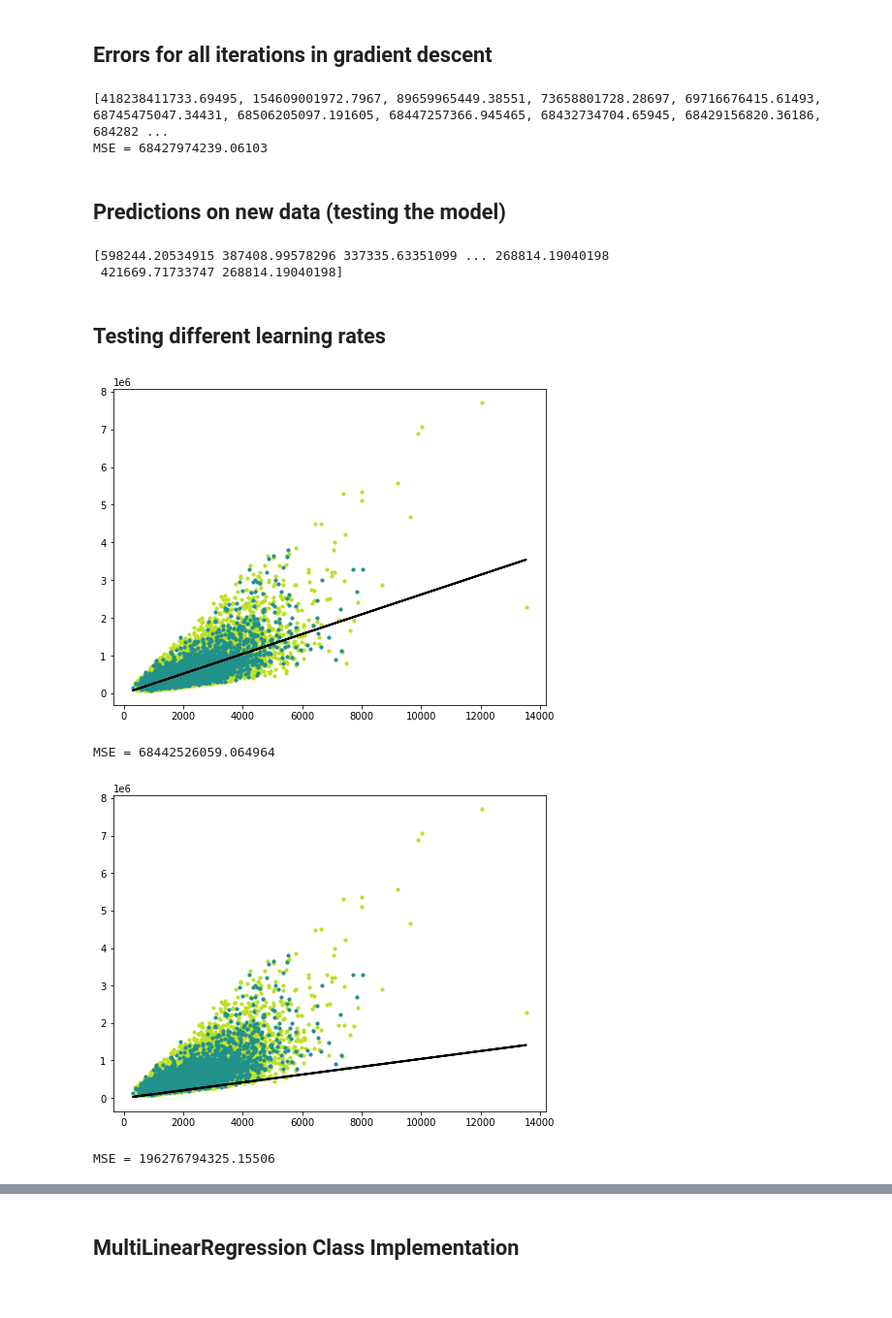
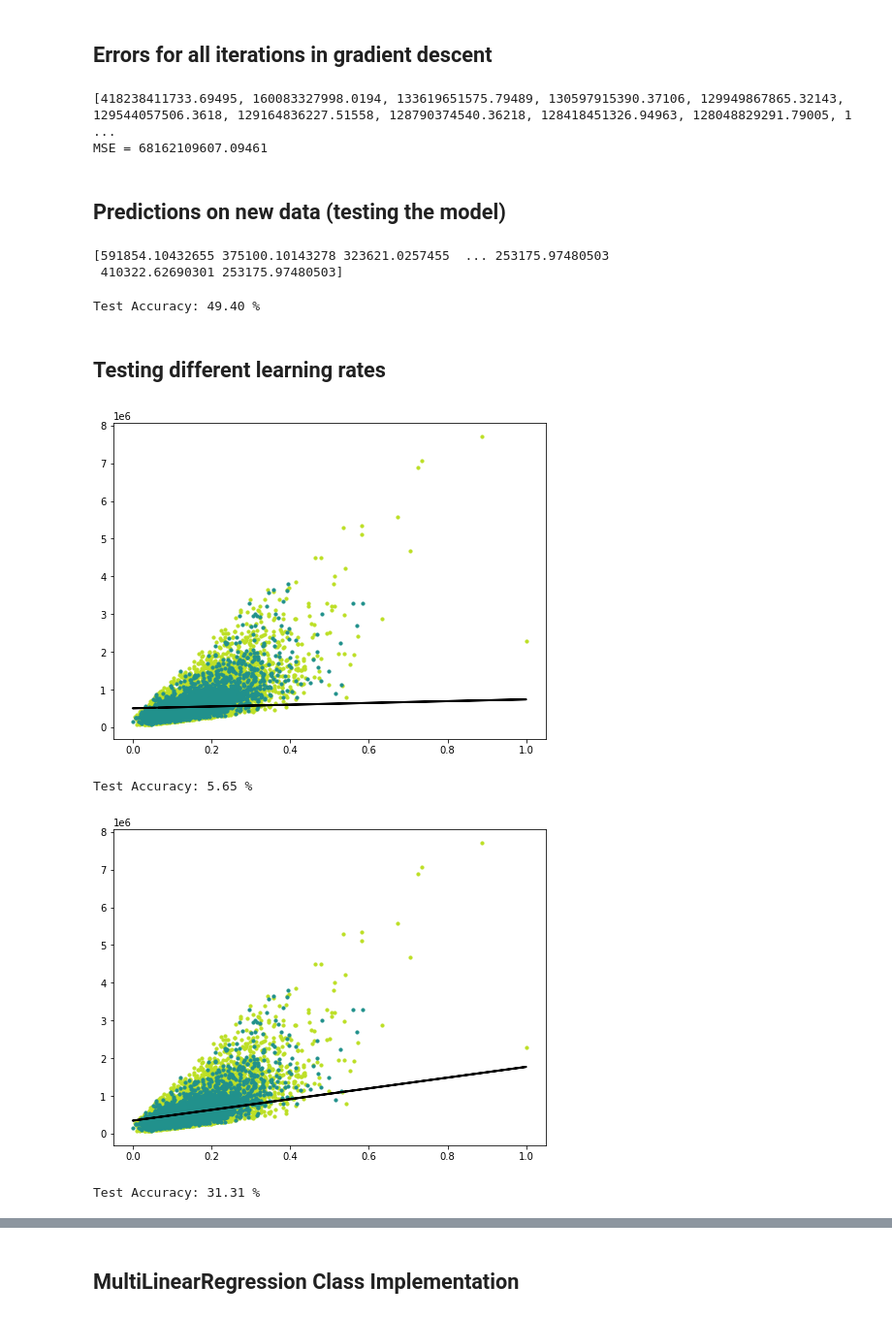
Before and after one commit to BahaaEldeenOsama/ML-Algorithms, a Jupyter notebook: Assignment-1/Linear Regression.ipynb, the cells around one changed output, grey strips where cells are left out. Shown at 97% size. Cells and saved outputs as stored; diff of their text form; code cells hidden in the pictures.

Commit message:
Normalization on the dataset for better accuracy

```diff
--- a/Assignment-1/Linear Regression.ipynb
+++ b/Assignment-1/Linear Regression.ipynb
@@ -14,6 +14,10 @@ class LinearRegression:
     def mse(self, y_true, y_predicted):
         return np.mean((y_true - y_predicted)**2)
 
+    def score(self, y_true, y_predicted):
+        r2 = 1 - np.sum((y_true - y_predicted)**2) / np.sum((y_true - y_true.mean())**2)
+        return r2
+
     def fit(self, X, y):
         n_samples, n_features = X.shape
         self.weights = np.zeros(n_features)
@@ -27,7 +31,7 @@ class LinearRegression:
 
             self.weights -= self.lr * dw
             self.bias -= self.lr * db
-            self.errors.append(mse(y, y_predicted))
+            self.errors.append(self.mse(y, y_predicted))
 
     def predict(self, X):
         y_predicted = np.dot(X, self.weights) + self.bias
@@ -39,16 +43,18 @@ import pandas as pd
 import math
 import matplotlib.pyplot as plt
 
-def train_test_split(X, Y):
+def train_test_split(X, Y, test_size):
     dataset_length = len(Y)
-    test_size = 0.2
     train_length = math.ceil(dataset_length * (1 - test_size))
-    print(train_length)
     return X[:train_length], X[train_length:], Y[:train_length], Y[train_length:]
+
+def normalization(data):
+    return (data - np.min(data)) / (np.max(data) - np.min(data))
 
 df = pd.read_csv('house_data.csv')
 
 X = np.array(df[['sqft_living']])
+X = normalization(X)
 Y = np.array(df['price'])
 
-X_train, X_test, y_train, y_test = train_test_split(X, Y)
+X_train, X_test, y_train, y_test = train_test_split(X, Y, test_size=0.2)
@@ -67,7 +71,7 @@ plt.show()
 # %% [markdown]
 ## Training & Testing The Model
 # %%
-regressor = LinearRegression(lr=0.0000001)
+regressor = LinearRegression(lr=0.67)
 regressor.fit(X_train, y_train)
 # %%
 y_pred_line = regressor.predict(X)
@@ -86,21 +90,24 @@ print(regressor.errors)
 
 print("MSE = %s" % regressor.errors[-1])
 # %% [output]
-[418238411733.69495, 154609001972.7967, 89659965449.38551, 73658801728.28697, 69716676415.61493, 68745475047.34431, 68506205097.191605, 68447257366.945465, 68432734704.65945, 68429156820.36186, 684282 ...
-MSE = 68427974239.06103
+[418238411733.69495, 160083327998.0194, 133619651575.79489, 130597915390.37106, 129949867865.32143, 129544057506.3618, 129164836227.51558, 128790374540.36218, 128418451326.94963, 128048829291.79005, 1 ...
+MSE = 68162109607.09461
 # %% [markdown]
 ## Predictions on new data (testing the model)
 # %%
-predicted = regressor.predict(X_test)
+predicted_linear = regressor.predict(X_test)
+print(predicted_linear)
+# %% [output]
+[591854.10432655 375100.10143278 323621.0257455  ... 253175.97480503
+ 410322.62690301 253175.97480503]
 # %%
-print(predicted)
+print('Test Accuracy: {:.2f} %'.format(regressor.score(y_test, predicted_linear) * 100))
 # %% [output]
-[598244.20534915 387408.99578296 337335.63351099 ... 268814.19040198
- 421669.71733747 268814.19040198]
+Test Accuracy: 49.40 %
 # %% [markdown]
 ## Testing different learning rates
 # %%
-regressor_test_1 = LinearRegression(lr=0.000000001)
+regressor_test_1 = LinearRegression(lr=0.01)
 regressor_test_1.fit(X_train, y_train)
 
 y_pred_line = regressor_test_1.predict(X)
@@ -111,26 +118,27 @@ m2 = plt.scatter(X_test, y_test, color=cmap(0.5), s=10)
 plt.plot(X, y_pred_line, color='black', linewidth=2, label="prediction")
 plt.show()
 
-
-print("MSE = %s" % regressor_test_1.errors[-1])
+predicted_linear_test_1 = regressor_test_1.predict(X_test)
+print('Test Accuracy: {:.2f} %'.format(regressor_test_1.score(y_test, predicted_linear_test_1) * 100))
 # %% [output]
-[figure, old version]
+[figure, new version]
-MSE = 68442526059.064964
+Test Accuracy: 5.65 %
 # %%
-regressor_test_2 = LinearRegression(lr=0.0000000001)
+regressor_test_2 = LinearRegression(lr=0.1)
 regressor_test_2.fit(X_train, y_train)
 
 y_pred_line = regressor_test_2.predict(X)
 cmap = plt.get_cmap('viridis')
 fig = plt.figure(figsize=(8,6))
 m1 = plt.scatter(X_train, y_train, color=cmap(0.9), s=10)
 m2 = plt.scatter(X_test, y_test, color=cmap(0.5), s=10)
 plt.plot(X, y_pred_line, color='black', linewidth=2, label="prediction")
 plt.show()
 
 
-print("MSE = %s" % regressor_test_2.errors[-1])
+predicted_linear_test_2 = regressor_test_2.predict(X_test)
+print('Test Accuracy: {:.2f} %'.format(regressor_test_2.score(y_test, predicted_linear_test_2) * 100))
 # %% [output]
-[figure, old version]
+[figure, new version]
-MSE = 196276794325.15506
+Test Accuracy: 31.31 %
 # %%
```
Also changed, not shown: parts of 13 cells of this notebook.
